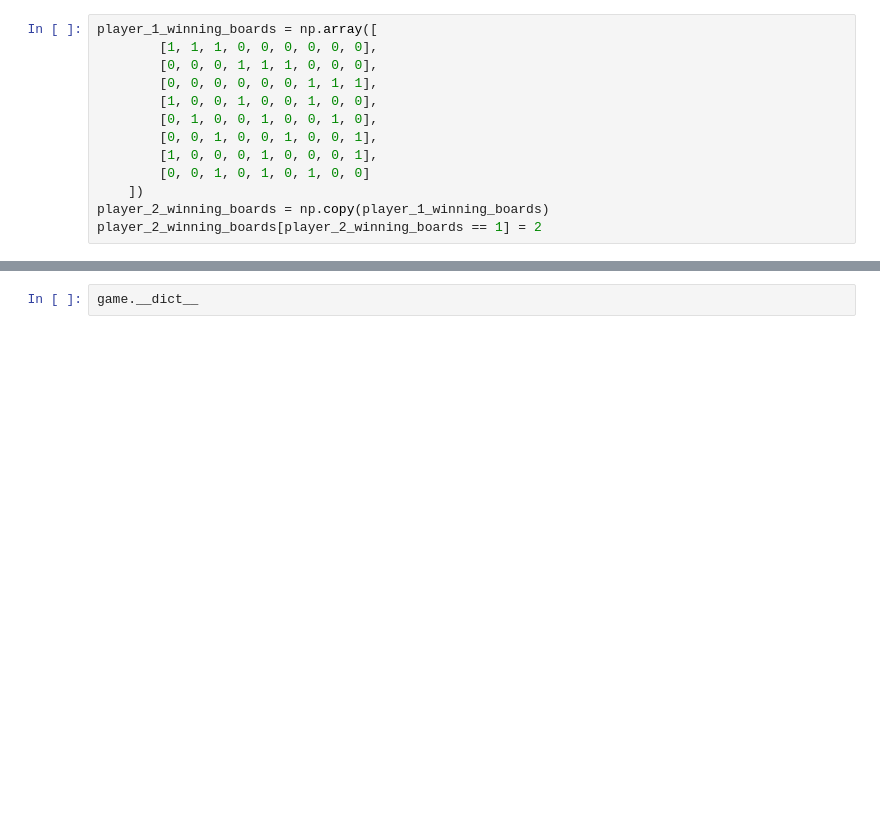
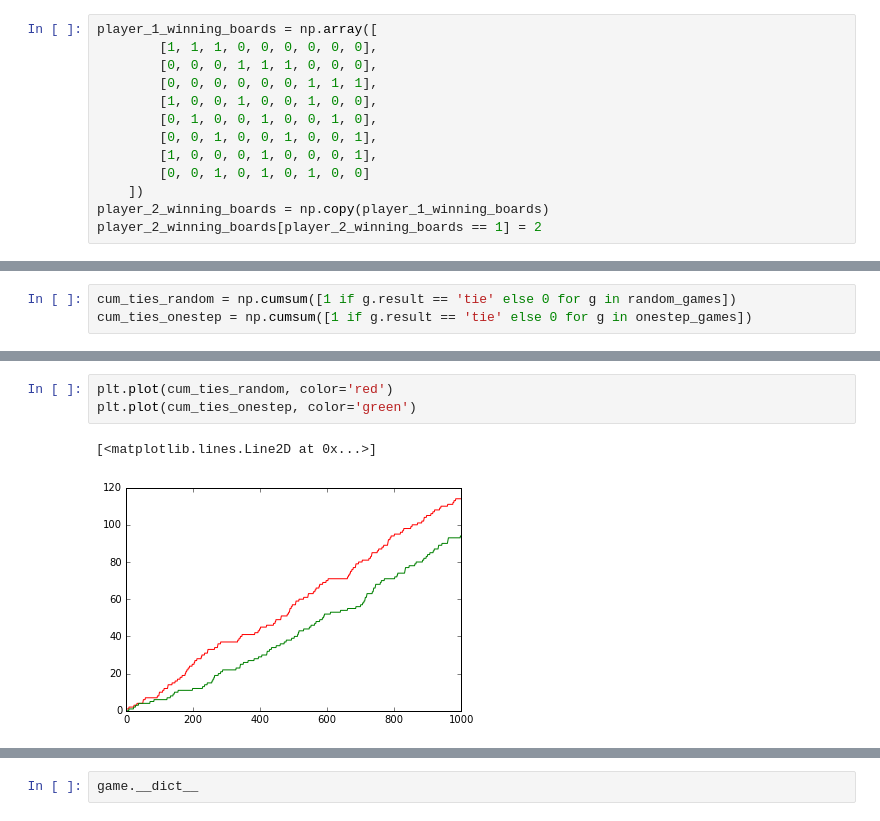
Before and after one commit to venuur/tictactoe, a Jupyter notebook: Tictactoe.ipynb, the cells around one changed output, grey strips where cells are left out. Drawn from its saved outputs; the diff is of its cells as text; blank space fills up the shorter version.

```diff
--- a/Tictactoe.ipynb
+++ b/Tictactoe.ipynb
@@ -179,0 +251,3 @@ winner_player_1
+# %%
+cum_ties_random = np.cumsum([1 if g.result == 'tie' else 0 for g in random_games])
+cum_ties_onestep = np.cumsum([1 if g.result == 'tie' else 0 for g in onestep_games])
@@ -179,0 +263,6 @@ winner_player_1
+# %%
+plt.plot(cum_ties_random, color='red')
+plt.plot(cum_ties_onestep, color='green')
+# %% [output]
+[<matplotlib.lines.Line2D at 0x...>]
+[figure, added]
```
Also changed, not shown: parts of 11 cells of this notebook, 1 other file.
